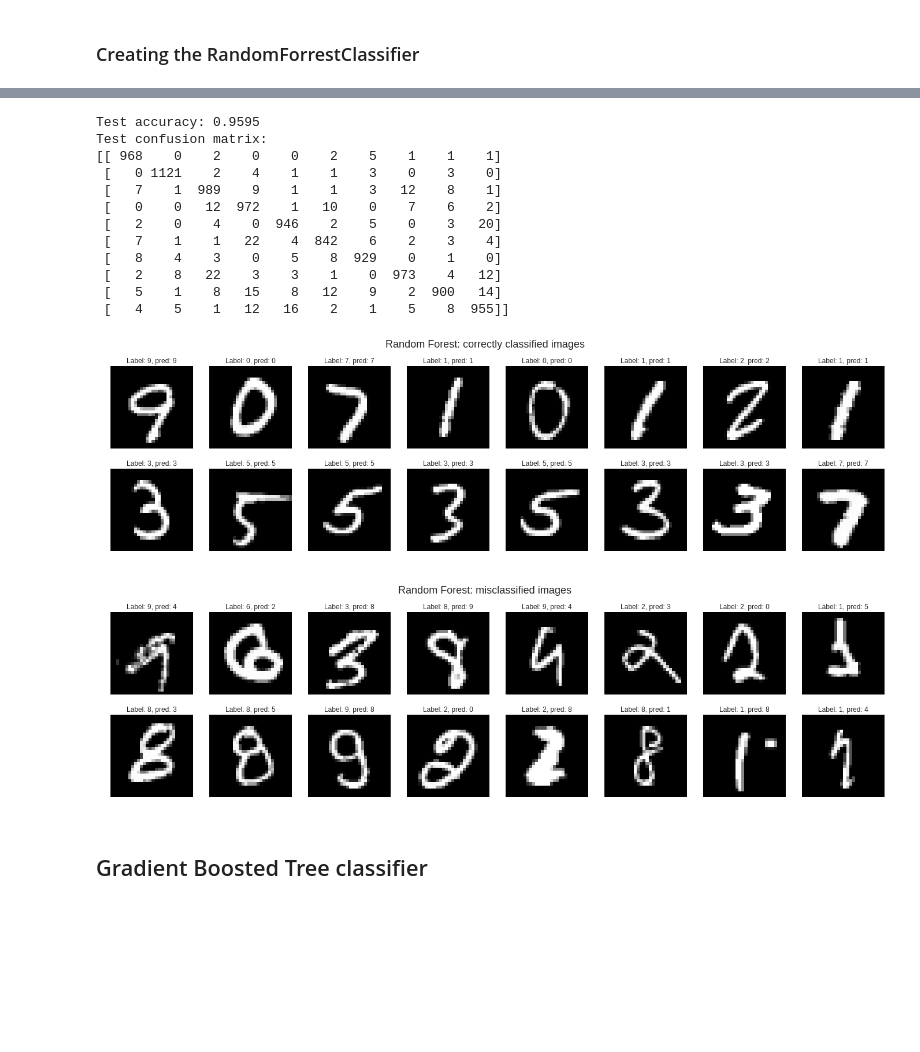
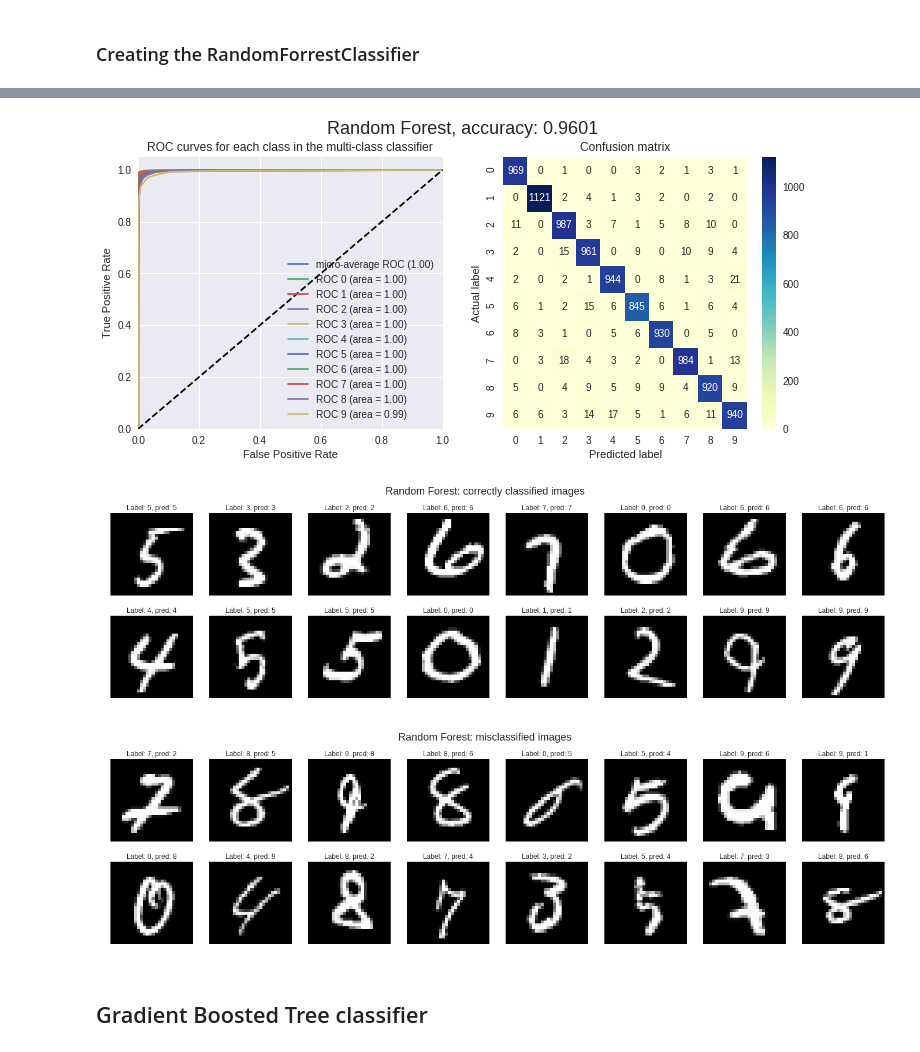
Before and after one commit to jahabdank/mnist-digit-classifiers, a Jupyter notebook: keras_mnist_digit_recognition.ipynb, the cells around one changed output, grey strips where cells are left out. Cells and saved outputs as stored; diff of their text form; code cells hidden in the pictures; blank space fills up the shorter version.

```diff
--- a/keras_mnist_digit_recognition.ipynb
+++ b/keras_mnist_digit_recognition.ipynb
@@ -417,6 +449,6 @@ Number of trees is 20 and number of nodes per tree is [9909, 9927, 9695, 10247,
 # %%
 pred_rf = model_rf.predict(x_test_flat)
-# use predict_proba to get the probabilities
+pred_prob_rf = model_rf.predict_proba(x_test_flat)
 # %% [output]
 [Parallel(n_jobs=2)]: Using backend ThreadingBackend with 2 concurrent workers.
 [Parallel(n_jobs=2)]: Done  20 out of  20 | elapsed:    0.1s finished
@@ -423,19 +456,0 @@ pred_rf = model_rf.predict(x_test_flat)
-# %%
-accuracy_rf = sm.accuracy_score(y_test, pred_rf)
-confusion_matrix_rf = sm.confusion_matrix(y_test, pred_rf)
-
-print(f'Test accuracy: {accuracy_rf}')
-print(f'Test confusion matrix: \n{confusion_matrix_rf}')
-# %% [output]
-Test accuracy: 0.9595
-Test confusion matrix:
-[[ 968    0    2    0    0    2    5    1    1    1]
- [   0 1121    2    4    1    1    3    0    3    0]
- [   7    1  989    9    1    1    3   12    8    1]
- [   0    0   12  972    1   10    0    7    6    2]
- [   2    0    4    0  946    2    5    0    3   20]
- [   7    1    1   22    4  842    6    2    3    4]
- [   8    4    3    0    5    8  929    0    1    0]
- [   2    8   22    3    3    1    0  973    4   12]
- [   5    1    8   15    8   12    9    2  900   14]
- [   4    5    1   12   16    2    1    5    8  955]]
@@ -445,13 +457,9 @@ clasified_indexes_rf = np.where((y_test == pred_rf))[0]
-# %%
-# Plot correctly classified images
-plotImagesByIndex(clasified_indexes_rf[np.random.choice(len(clasified_indexes_rf), size=sample_size, replace=False)], x_test, y_test, pred_rf, suptitle = 'Random Forest: correctly classified images')
-# %% [output]
-[figure, removed]
-# %%
-# Plot misclasified images
-plotImagesByIndex(misclasified_indexes_rf[np.random.choice(len(misclasified_indexes_rf), size=sample_size, replace=False)], x_test, y_test, pred_rf, suptitle = 'Random Forest: misclassified images')
-# %% [output]
-[figure, removed]
+# %%
+plotConfusionMatrixRocCurveAndimages('Random Forest', y_test_k, pred_prob_rf, y_test, pred_rf, x_test)
+# %% [output]
+[figure, added]
+[figure, added]
+[figure, added]
 # %% [markdown]
 ## Gradient Boosted Tree classifier
 # %%
```
Also changed, not shown: parts of 36 cells of this notebook.
